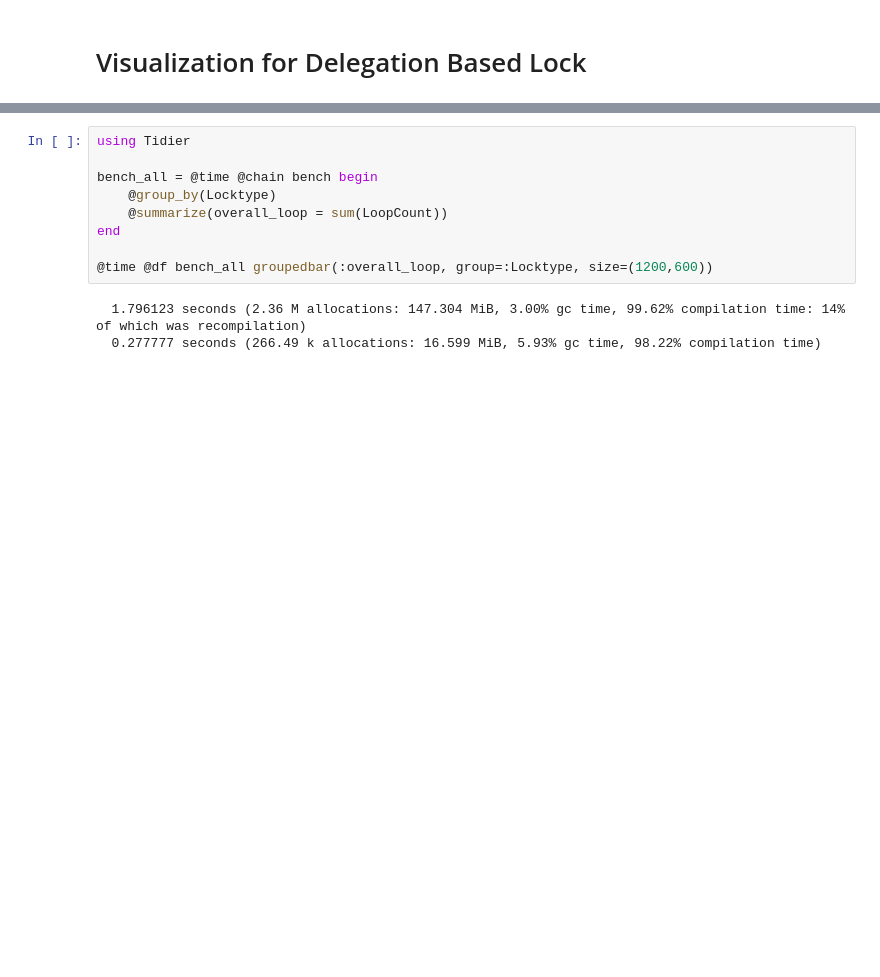
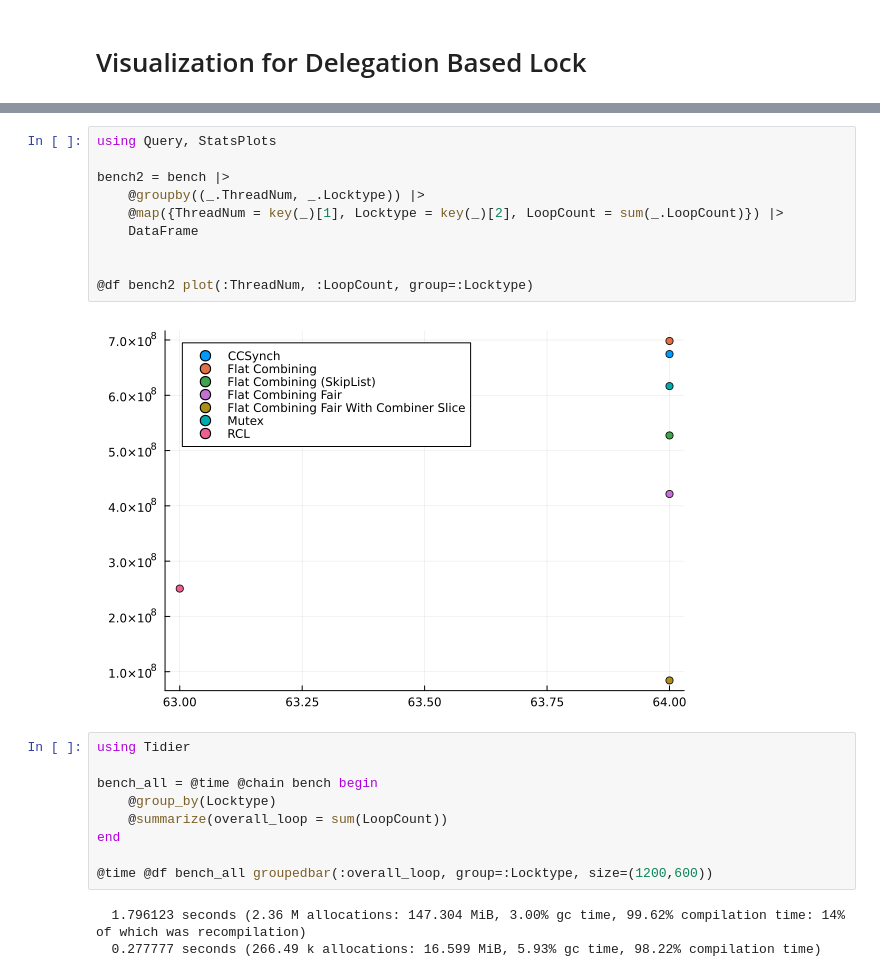
Before and after one commit to taooceros/Locks, a Jupyter notebook: visualization/graph.ipynb, the cells around one changed output, grey strips where cells are left out. Cells and saved outputs as stored; diff of their text form; blank space fills up the shorter version.

```diff
--- a/visualization/graph.ipynb
+++ b/visualization/graph.ipynb
@@ -42,3 +47,15 @@ bench
+# %%
+using Query, StatsPlots
+
+bench2 = bench |>
+    @groupby((_.ThreadNum, _.Locktype)) |>
+    @map({ThreadNum = key(_)[1], Locktype = key(_)[2], LoopCount = sum(_.LoopCount)}) |>
+    DataFrame
+
+
+@df bench2 plot(:ThreadNum, :LoopCount, group=:Locktype)
+# %% [output]
+[figure, added]
 # %%
 using Tidier
 
```
Also changed, not shown: parts of 3 cells of this notebook.
